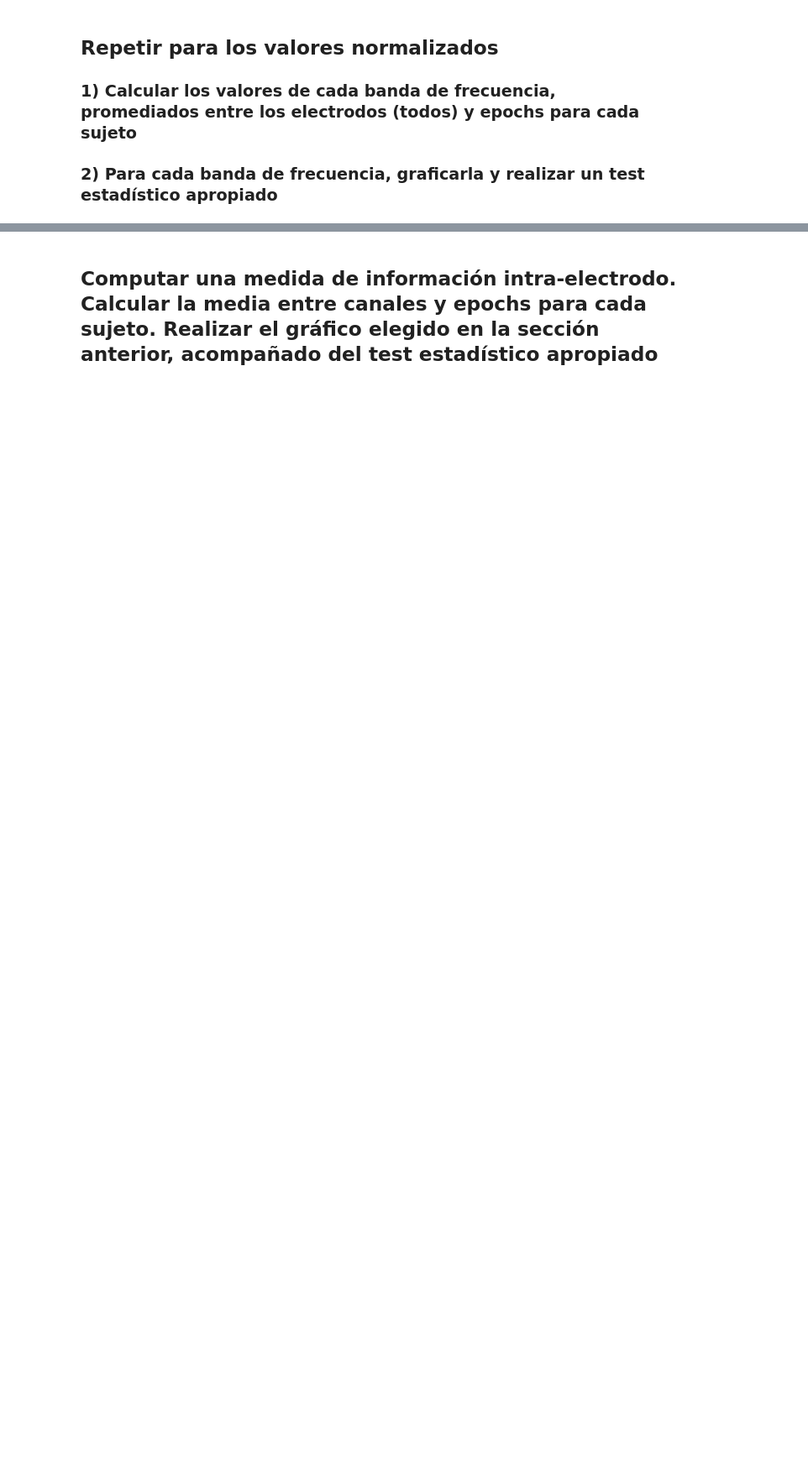
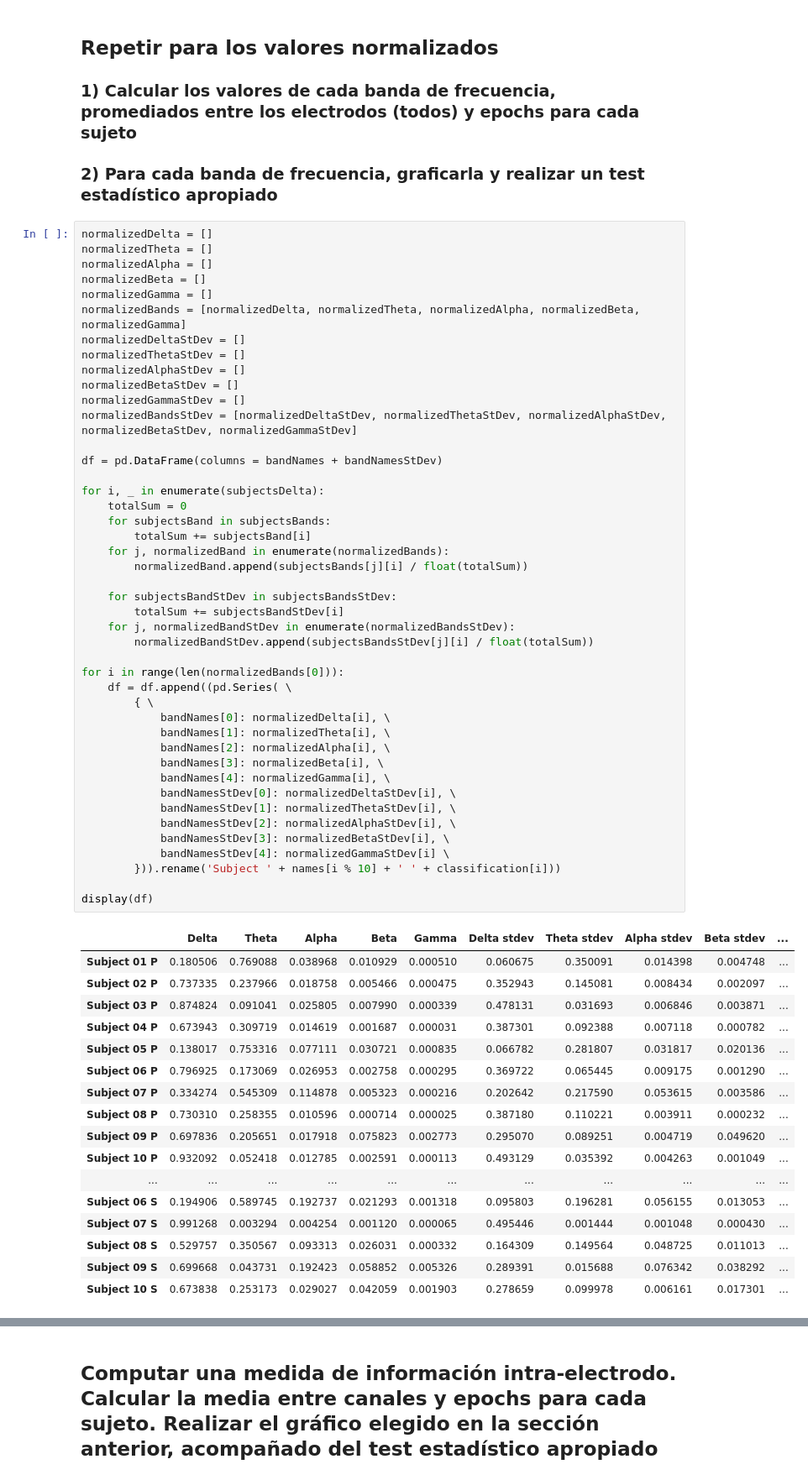
Before and after one commit to santiago-mb/data-science, a Jupyter notebook: wip/tp2/tp2.ipynb, the cells around one changed output, grey strips where cells are left out. Shown at 84% size. Cells and saved outputs as stored; diff of their text form; blank space fills up the shorter version.

```diff
--- a/wip/tp2/tp2.ipynb
+++ b/wip/tp2/tp2.ipynb
@@ -230,4 +241,66 @@ Residual         1.642134e-28  90.0       NaN       NaN
 ## Repetir para los valores normalizados
 ### 1) Calcular los valores de cada banda de frecuencia, promediados entre los electrodos (todos) y epochs para cada sujeto
 ### 2) Para cada banda de frecuencia, graficarla y realizar un test estadístico apropiado
+# %%
+normalizedDelta = []
+normalizedTheta = []
+normalizedAlpha = []
+normalizedBeta = []
+normalizedGamma = []
+normalizedBands = [normalizedDelta, normalizedTheta, normalizedAlpha, normalizedBeta, normalizedGamma]
+normalizedDeltaStDev = []
+normalizedThetaStDev = []
+normalizedAlphaStDev = []
+normalizedBetaStDev = []
+normalizedGammaStDev = []
+normalizedBandsStDev = [normalizedDeltaStDev, normalizedThetaStDev, normalizedAlphaStDev, normalizedBetaStDev, normalizedGammaStDev]
+
+df = pd.DataFrame(columns = bandNames + bandNamesStDev)
+
+for i, _ in enumerate(subjectsDelta):
+    totalSum = 0
+    for subjectsBand in subjectsBands:
+        totalSum += subjectsBand[i]
+    for j, normalizedBand in enumerate(normalizedBands):
+        normalizedBand.append(subjectsBands[j][i] / float(totalSum))
+
+    for subjectsBandStDev in subjectsBandsStDev:
+        totalSum += subjectsBandStDev[i]
+    for j, normalizedBandStDev in enumerate(normalizedBandsStDev):
+        normalizedBandStDev.append(subjectsBandsStDev[j][i] / float(totalSum))
+
+for i in range(len(normalizedBands[0])):
+    df = df.append((pd.Series( \
+        { \
+            bandNames[0]: normalizedDelta[i], \
+            bandNames[1]: normalizedTheta[i], \
+            bandNames[2]: normalizedAlpha[i], \
+            bandNames[3]: normalizedBeta[i], \
+            bandNames[4]: normalizedGamma[i], \
+            bandNamesStDev[0]: normalizedDeltaStDev[i], \
+            bandNamesStDev[1]: normalizedThetaStDev[i], \
+            bandNamesStDev[2]: normalizedAlphaStDev[i], \
+            bandNamesStDev[3]: normalizedBetaStDev[i], \
+            bandNamesStDev[4]: normalizedGammaStDev[i] \
+        })).rename('Subject ' + names[i % 10] + ' ' + classification[i]))
+
+display(df)
+# %% [output]
+|  | Delta | Theta | Alpha | Beta | Gamma | Delta stdev | Theta stdev | Alpha stdev | Beta stdev | ... |
+| Subject 01 P | 0.180506 | 0.769088 | 0.038968 | 0.010929 | 0.000510 | 0.060675 | 0.350091 | 0.014398 | 0.004748 | ... |
+| Subject 02 P | 0.737335 | 0.237966 | 0.018758 | 0.005466 | 0.000475 | 0.352943 | 0.145081 | 0.008434 | 0.002097 | ... |
+| Subject 03 P | 0.874824 | 0.091041 | 0.025805 | 0.007990 | 0.000339 | 0.478131 | 0.031693 | 0.006846 | 0.003871 | ... |
+| Subject 04 P | 0.673943 | 0.309719 | 0.014619 | 0.001687 | 0.000031 | 0.387301 | 0.092388 | 0.007118 | 0.000782 | ... |
+| Subject 05 P | 0.138017 | 0.753316 | 0.077111 | 0.030721 | 0.000835 | 0.066782 | 0.281807 | 0.031817 | 0.020136 | ... |
+| Subject 06 P | 0.796925 | 0.173069 | 0.026953 | 0.002758 | 0.000295 | 0.369722 | 0.065445 | 0.009175 | 0.001290 | ... |
+| Subject 07 P | 0.334274 | 0.545309 | 0.114878 | 0.005323 | 0.000216 | 0.202642 | 0.217590 | 0.053615 | 0.003586 | ... |
+| Subject 08 P | 0.730310 | 0.258355 | 0.010596 | 0.000714 | 0.000025 | 0.387180 | 0.110221 | 0.003911 | 0.000232 | ... |
+| Subject 09 P | 0.697836 | 0.205651 | 0.017918 | 0.075823 | 0.002773 | 0.295070 | 0.089251 | 0.004719 | 0.049620 | ... |
+| Subject 10 P | 0.932092 | 0.052418 | 0.012785 | 0.002591 | 0.000113 | 0.493129 | 0.035392 | 0.004263 | 0.001049 | ... |
+| ... | ... | ... | ... | ... | ... | ... | ... | ... | ... | ... |
+| Subject 06 S | 0.194906 | 0.589745 | 0.192737 | 0.021293 | 0.001318 | 0.095803 | 0.196281 | 0.056155 | 0.013053 | ... |
+| Subject 07 S | 0.991268 | 0.003294 | 0.004254 | 0.001120 | 0.000065 | 0.495446 | 0.001444 | 0.001048 | 0.000430 | ... |
+| Subject 08 S | 0.529757 | 0.350567 | 0.093313 | 0.026031 | 0.000332 | 0.164309 | 0.149564 | 0.048725 | 0.011013 | ... |
+| Subject 09 S | 0.699668 | 0.043731 | 0.192423 | 0.058852 | 0.005326 | 0.289391 | 0.015688 | 0.076342 | 0.038292 | ... |
+| Subject 10 S | 0.673838 | 0.253173 | 0.029027 | 0.042059 | 0.001903 | 0.278659 | 0.099978 | 0.006161 | 0.017301 | ... |
 # %%
```
Also changed, not shown: parts of 8 cells of this notebook.
